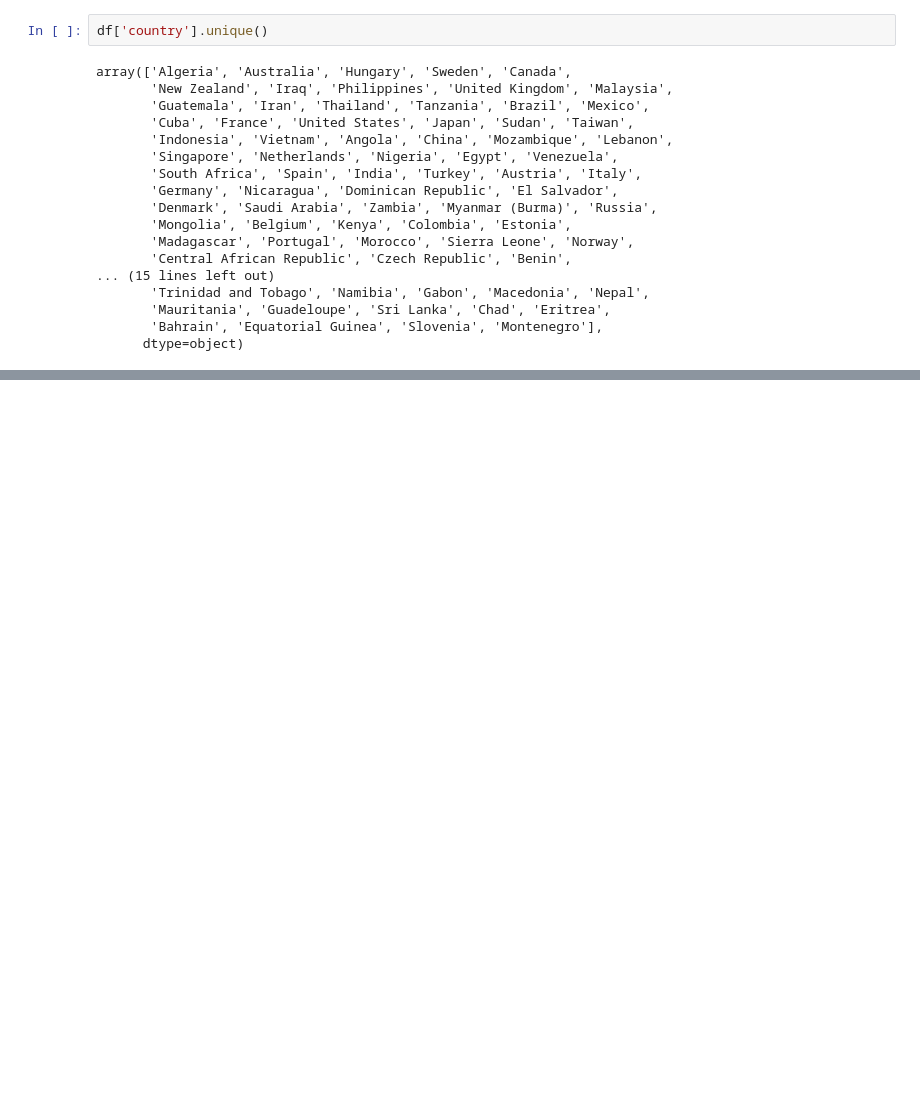
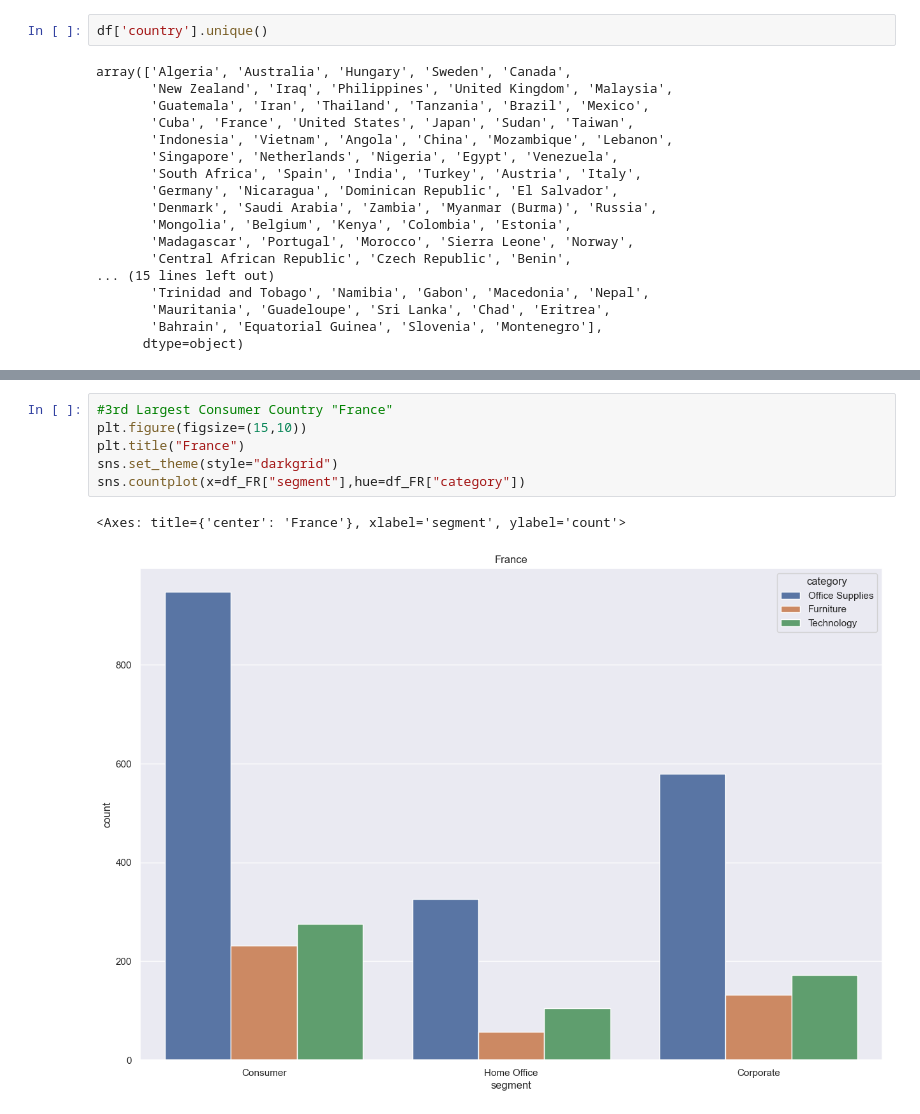
Before and after one commit to sachinratewal01/Sales-Performance-Customer-Insights-Analysis, a Jupyter notebook: python.ipynb, the cells around one changed output, grey strips where cells are left out. Drawn from its saved outputs; the diff is of its cells as text; blank space fills up the shorter version.

```diff
--- a/python.ipynb
+++ b/python.ipynb
@@ -346,0 +403,9 @@ array(['Algeria', 'Australia', 'Hungary', 'Sweden', 'Canada',
+# %%
+#3rd Largest Consumer Country "France"
+plt.figure(figsize=(15,10))
+plt.title("France")
+sns.set_theme(style="darkgrid")
+sns.countplot(x=df_FR["segment"],hue=df_FR["category"])
+# %% [output]
+<Axes: title={'center': 'France'}, xlabel='segment', ylabel='count'>
+[figure, added]
```
Also changed, not shown: parts of 23 cells of this notebook.
